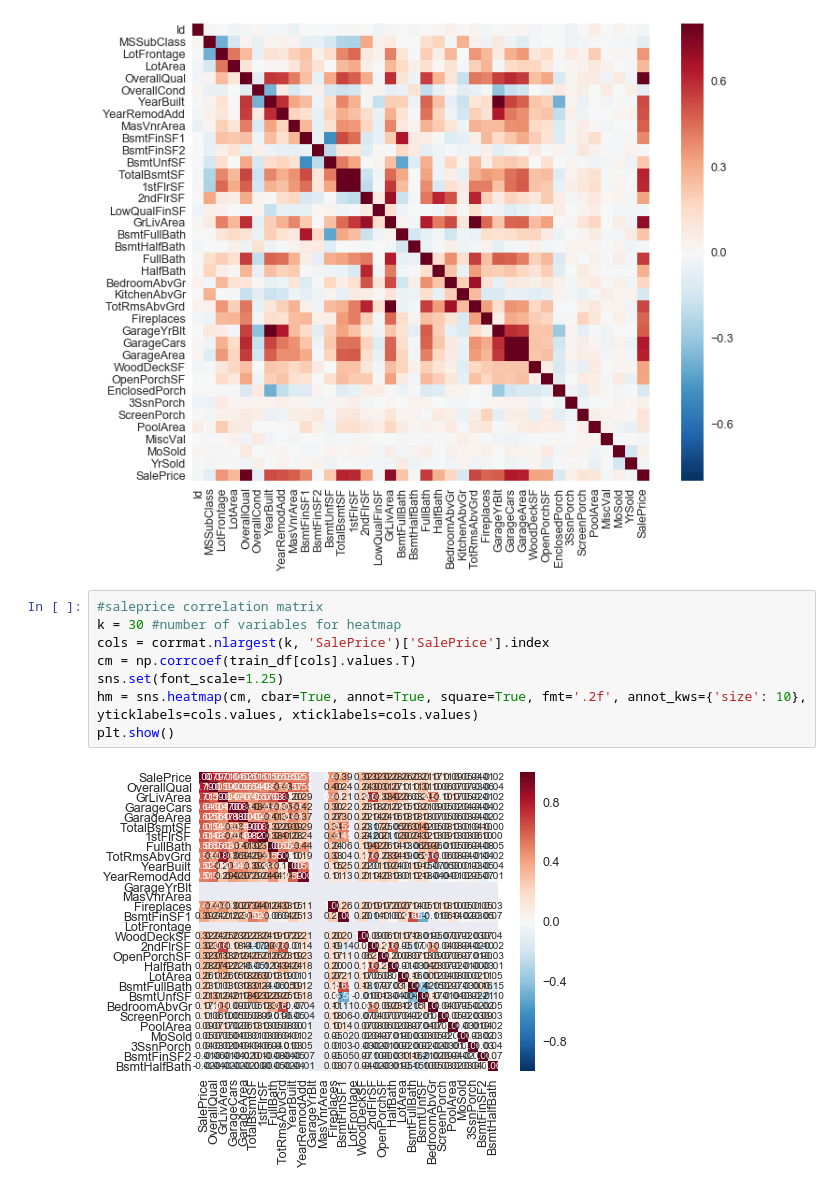
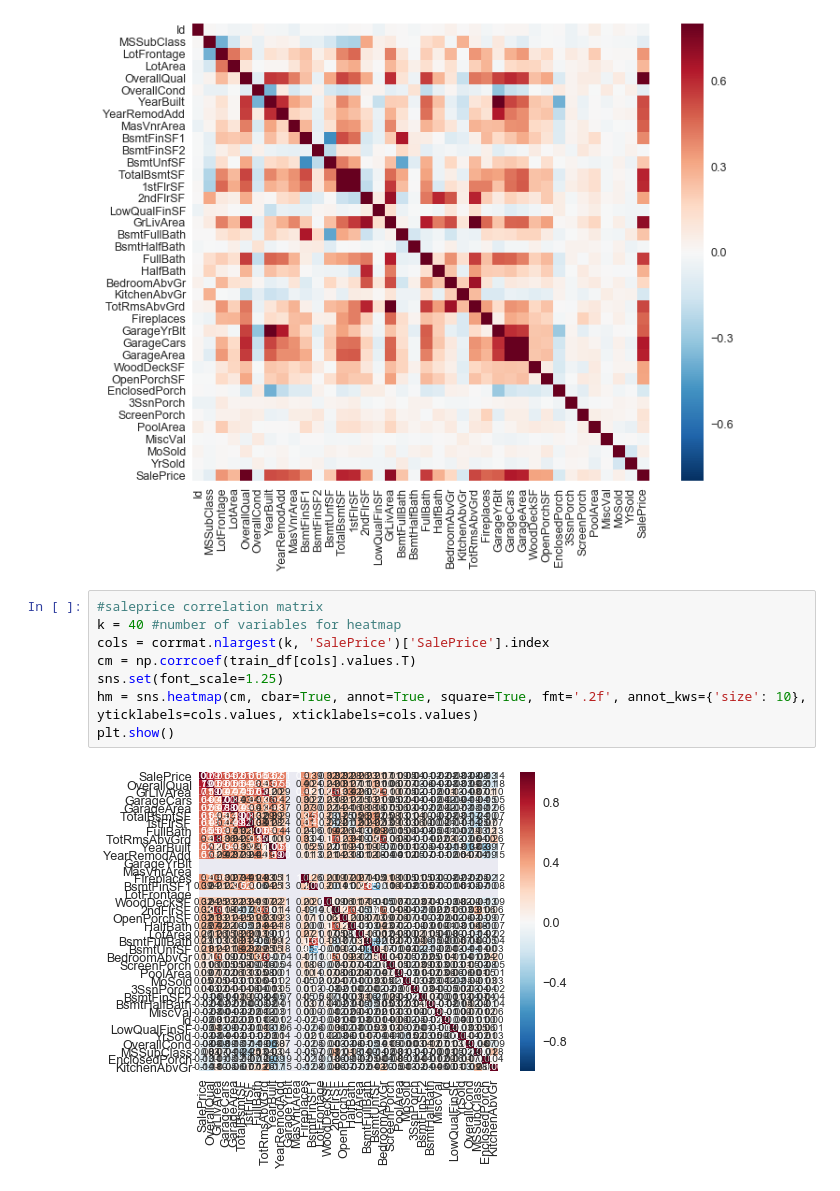
Before and after one commit to Tamim-MR14/House_Price, a Jupyter notebook: Untitled.ipynb, the cells around one changed output. Saved outputs shown, nothing was run; the diff lists cells and outputs as text.

```diff
--- a/Untitled.ipynb
+++ b/Untitled.ipynb
@@ -61,13 +49,13 @@ sns.heatmap(corrmat, vmax=.8, square=True);
 [figure]
 # %%
 #saleprice correlation matrix
-k = 30 #number of variables for heatmap
+k = 40 #number of variables for heatmap
 cols = corrmat.nlargest(k, 'SalePrice')['SalePrice'].index
 cm = np.corrcoef(train_df[cols].values.T)
 sns.set(font_scale=1.25)
 hm = sns.heatmap(cm, cbar=True, annot=True, square=True, fmt='.2f', annot_kws={'size': 10}, yticklabels=cols.values, xticklabels=cols.values)
 plt.show()
 # %% [output]
-[figure, old version]
+[figure, new version]
 # %%
 #Handling Missing values
```
Also changed, not shown: parts of 7 cells of this notebook, 7 other files.
